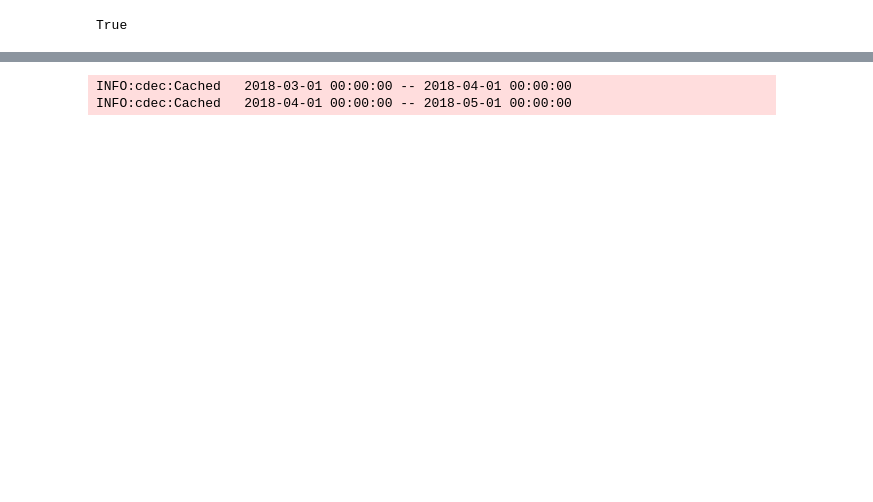
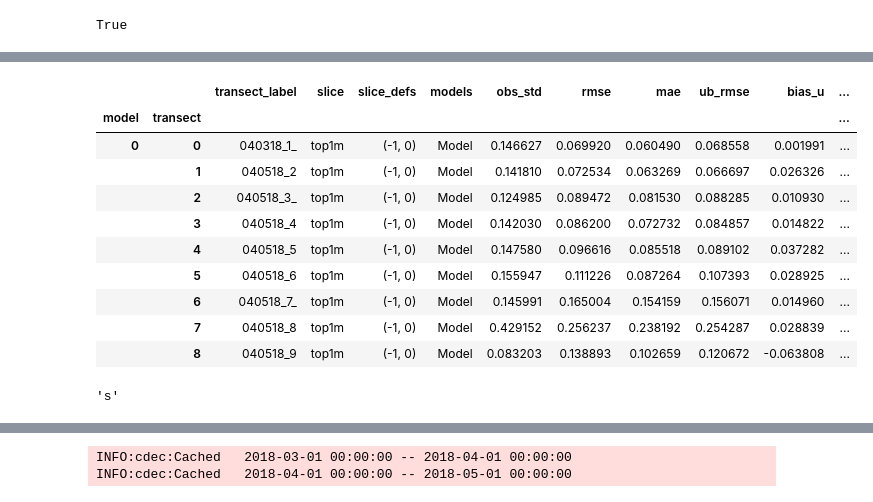
Before and after one commit to rustychris/hor_flow_and_salmon, a Jupyter notebook: model/suntans/calibration.ipynb, the cells around one changed output, grey strips where cells are left out. Cells and saved outputs as stored; diff of their text form; code cells hidden in the pictures; blank space fills up the shorter version.

Commit message:
Refine model cal down to target diagram

```diff
--- a/model/suntans/calibration.ipynb
+++ b/model/suntans/calibration.ipynb
@@ -453,0 +488,5 @@ Bed offset is  -1.3951065207207205
+# %%
+# Add metrics
+ds['obs_std']=('transect','slice'),np.zeros((ds.dims['transect'],ds.dims['slice']),np.float64)
+for f in ['rmse','mae','ub_rmse','bias_u','bias_v','mod_std']:
+    ds[f]=('transect','slice','model'), np.zeros((ds.dims['transect'],ds.dims['slice'],ds.dims['model']))
@@ -453,0 +526,18 @@ Bed offset is  -1.3951065207207205
+# %%
+# For each slice, calculate standard deviation of velocities across
+# all observed transects
+slice_stds=[]
+
+for sl_i,sl in enumerate(ds.slice):
+    all_obs_u=[ ds.obs_avg.isel(transect=t_i,slice=sl_i).item().values
+                for t_i,t in enumerate(ds.transect) ]
+    all_obs_u=np.concatenate(all_obs_u,axis=0)
+    all_ubar=np.nanmean(all_obs_u,axis=0)
+
+    all_std=np.sqrt(np.nanmean( (all_obs_u - all_ubar)**2))
+    slice_stds.append(all_std)
+
+ds['global_std']=('slice',),slice_stds
+# %%
+signs=1-2*(ds['mod_std']<ds['obs_std'])
+ds['ubs_rmse']=signs*ds['ub_rmse']
@@ -453,0 +547,23 @@ Bed offset is  -1.3951065207207205
+# %%
+ds_metrics=ds.copy()
+del ds_metrics['obs_avg']
+del ds_metrics['mod_avg']
+# %%
+df=ds_metrics.isel(slice=0).to_dataframe()
+df
+# %% [output]
+|  |  | transect_label | slice | slice_defs | models | obs_std | rmse | mae | ub_rmse | bias_u | ... |
+| model | transect |  |  |  |  |  |  |  |  |  | ... |
+| 0 | 0 | 040318_1_ | top1m | (-1, 0) | Model | 0.146627 | 0.069920 | 0.060490 | 0.068558 | 0.001991 | ... |
+|  | 1 | 040518_2 | top1m | (-1, 0) | Model | 0.141810 | 0.072534 | 0.063269 | 0.066697 | 0.026326 | ... |
+|  | 2 | 040518_3_ | top1m | (-1, 0) | Model | 0.124985 | 0.089472 | 0.081530 | 0.088285 | 0.010930 | ... |
+|  | 3 | 040518_4 | top1m | (-1, 0) | Model | 0.142030 | 0.086200 | 0.072732 | 0.084857 | 0.014822 | ... |
+|  | 4 | 040518_5 | top1m | (-1, 0) | Model | 0.147580 | 0.096616 | 0.085518 | 0.089102 | 0.037282 | ... |
+|  | 5 | 040518_6 | top1m | (-1, 0) | Model | 0.155947 | 0.111226 | 0.087264 | 0.107393 | 0.028925 | ... |
+|  | 6 | 040518_7_ | top1m | (-1, 0) | Model | 0.145991 | 0.165004 | 0.154159 | 0.156071 | 0.014960 | ... |
+|  | 7 | 040518_8 | top1m | (-1, 0) | Model | 0.429152 | 0.256237 | 0.238192 | 0.254287 | 0.028839 | ... |
+|  | 8 | 040518_9 | top1m | (-1, 0) | Model | 0.083203 | 0.138893 | 0.102659 | 0.120672 | -0.063808 | ... |
+# %%
+"asdfasdf"[5]
+# %% [output]
+'s'
```
Also changed, not shown: parts of 33 cells of this notebook, 4 other files.
